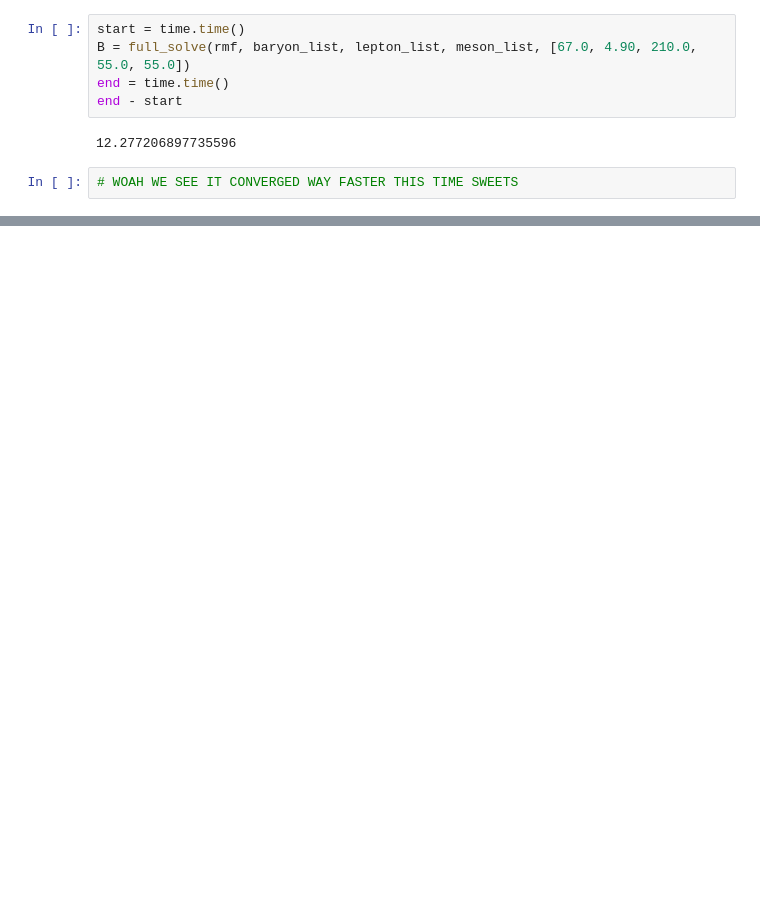
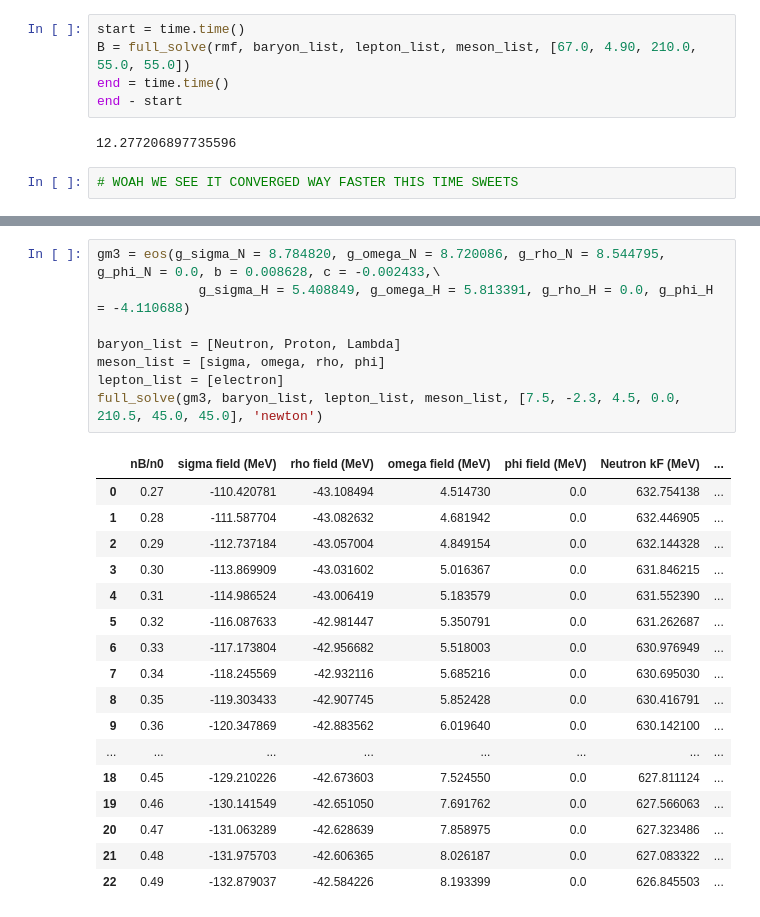
Before and after one commit to thevinhtran/Yay, a Jupyter notebook: Attempt Jan 5th 830 PM.ipynb, the cells around one changed output, grey strips where cells are left out. Saved outputs shown, nothing was run; the diff lists cells and outputs as text; blank space fills up the shorter version.

```diff
--- a/Attempt Jan 5th 830 PM.ipynb
+++ b/Attempt Jan 5th 830 PM.ipynb
@@ -68,0 +145,26 @@ B
+# %%
+gm3 = eos(g_sigma_N = 8.784820, g_omega_N = 8.720086, g_rho_N = 8.544795, g_phi_N = 0.0, b = 0.008628, c = -0.002433,\
+             g_sigma_H = 5.408849, g_omega_H = 5.813391, g_rho_H = 0.0, g_phi_H = -4.110688)
+
+baryon_list = [Neutron, Proton, Lambda]
+meson_list = [sigma, omega, rho, phi]
+lepton_list = [electron]
+full_solve(gm3, baryon_list, lepton_list, meson_list, [7.5, -2.3, 4.5, 0.0, 210.5, 45.0, 45.0], 'newton')
+# %% [output]
+|  | nB/n0 | sigma field (MeV) | rho field (MeV) | omega field (MeV) | phi field (MeV) | Neutron kF (MeV) | ... |
+| 0 | 0.27 | -110.420781 | -43.108494 | 4.514730 | 0.0 | 632.754138 | ... |
+| 1 | 0.28 | -111.587704 | -43.082632 | 4.681942 | 0.0 | 632.446905 | ... |
+| 2 | 0.29 | -112.737184 | -43.057004 | 4.849154 | 0.0 | 632.144328 | ... |
+| 3 | 0.30 | -113.869909 | -43.031602 | 5.016367 | 0.0 | 631.846215 | ... |
+| 4 | 0.31 | -114.986524 | -43.006419 | 5.183579 | 0.0 | 631.552390 | ... |
+| 5 | 0.32 | -116.087633 | -42.981447 | 5.350791 | 0.0 | 631.262687 | ... |
+| 6 | 0.33 | -117.173804 | -42.956682 | 5.518003 | 0.0 | 630.976949 | ... |
+| 7 | 0.34 | -118.245569 | -42.932116 | 5.685216 | 0.0 | 630.695030 | ... |
+| 8 | 0.35 | -119.303433 | -42.907745 | 5.852428 | 0.0 | 630.416791 | ... |
+| 9 | 0.36 | -120.347869 | -42.883562 | 6.019640 | 0.0 | 630.142100 | ... |
+| ... | ... | ... | ... | ... | ... | ... | ... |
+| 18 | 0.45 | -129.210226 | -42.673603 | 7.524550 | 0.0 | 627.811124 | ... |
+| 19 | 0.46 | -130.141549 | -42.651050 | 7.691762 | 0.0 | 627.566063 | ... |
+| 20 | 0.47 | -131.063289 | -42.628639 | 7.858975 | 0.0 | 627.323486 | ... |
+| 21 | 0.48 | -131.975703 | -42.606365 | 8.026187 | 0.0 | 627.083322 | ... |
+| 22 | 0.49 | -132.879037 | -42.584226 | 8.193399 | 0.0 | 626.845503 | ... |
```
Also changed, not shown: parts of 4 cells of this notebook, 4 other files.
